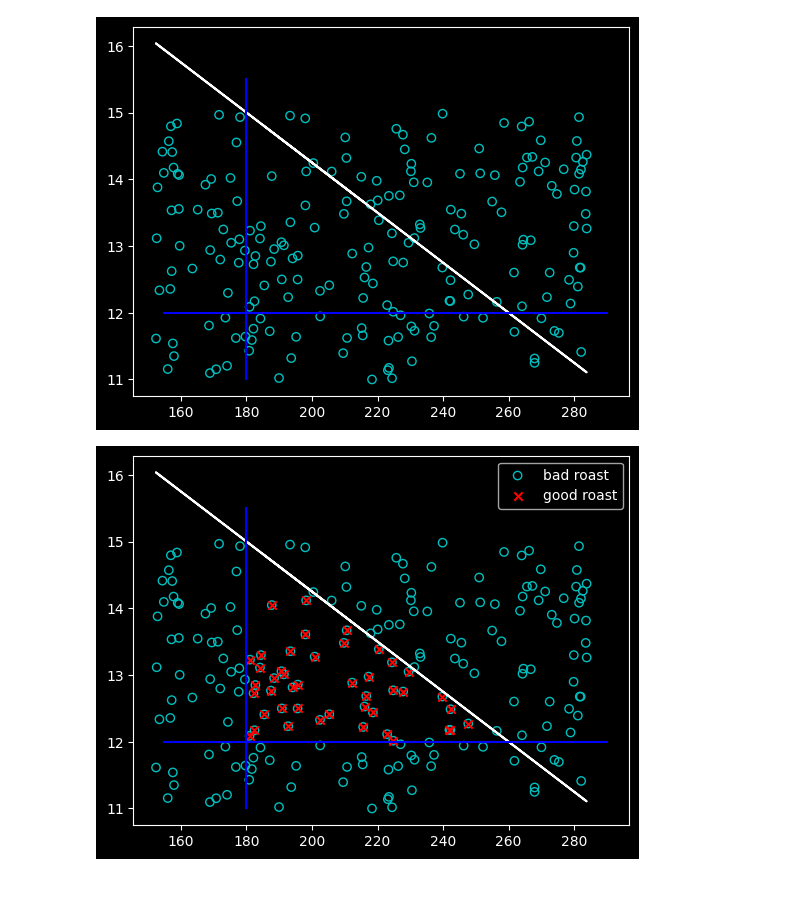
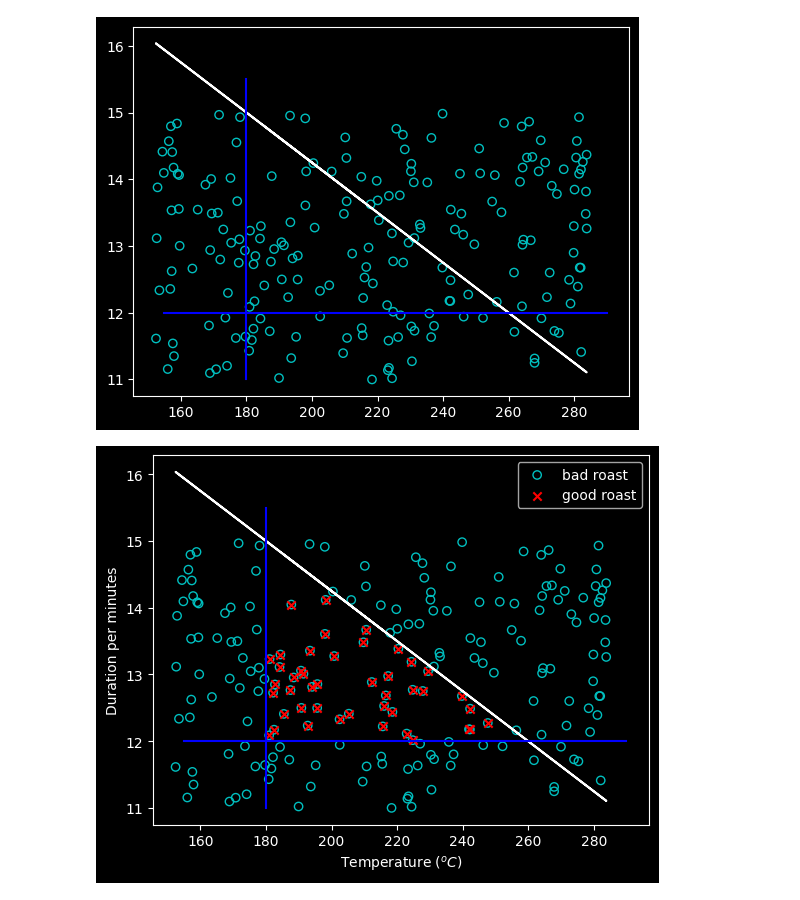
Before and after one commit to f2rra/learning-ml, a Jupyter notebook: advanced.ipynb, the cells around one changed output. Cells and saved outputs as stored; diff of their text form; code cells hidden in the pictures.

```diff
--- a/advanced.ipynb
+++ b/advanced.ipynb
@@ -238,18 +238,19 @@ plt.show()
 [figure]
 # %%
 cond1_1 = temp>=180
-cond1_2 = temp<=260
 cond2_1 = dur>=12
 cond2_2 = dur<=y
-cond_by = cond1_1*cond1_2*cond2_1*cond2_2
+cond_by = cond1_1*cond2_1*cond2_2
 # %%
 plt.scatter(temp,dur,marker='o',facecolor='None',edgecolor='c',lw=1,label='bad roast')
 plt.scatter(temp[cond_by],dur[cond_by],marker='x',c='r',label='good roast')
 
 plt.plot(temp,y,c='white')
 plt.plot(np.zeros(2)+180,np.array([11,15.5]),c='blue')
 plt.plot(np.array([155,290]),np.zeros(2)+12,c='blue')
+plt.xlabel('Temperature ($^o C$)')
+plt.ylabel('Duration per minutes')
 plt.legend()
 plt.show()
 # %% [output]
-[figure, old version]
+[figure, new version]
```
